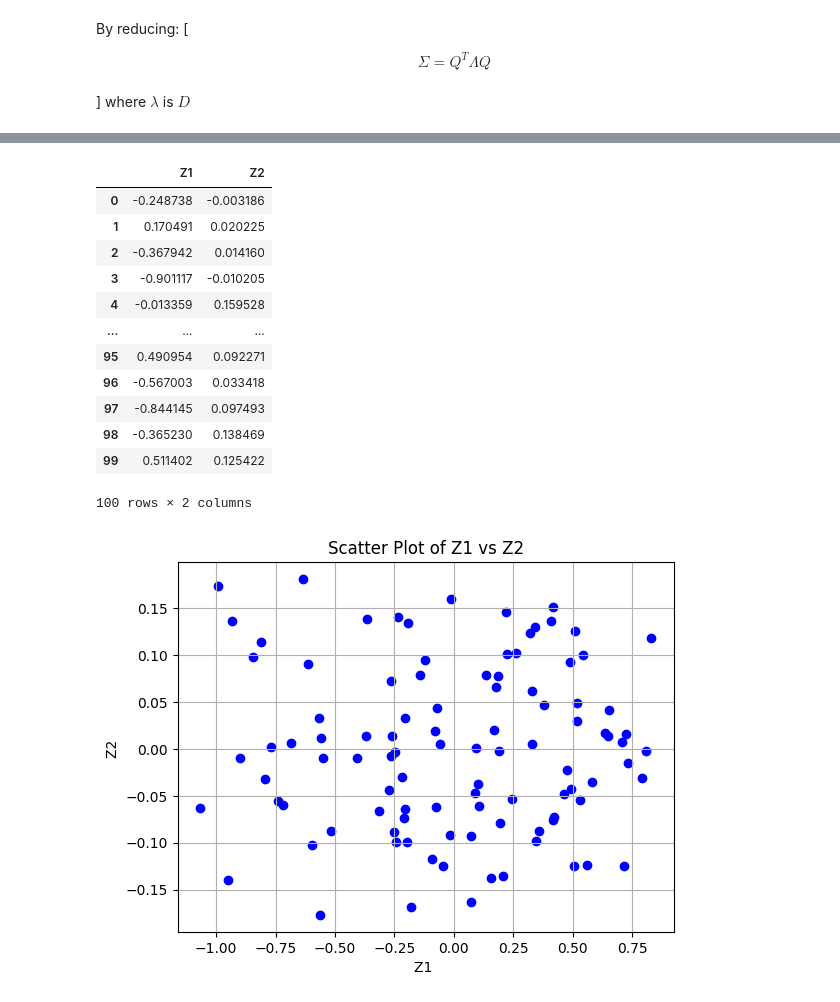
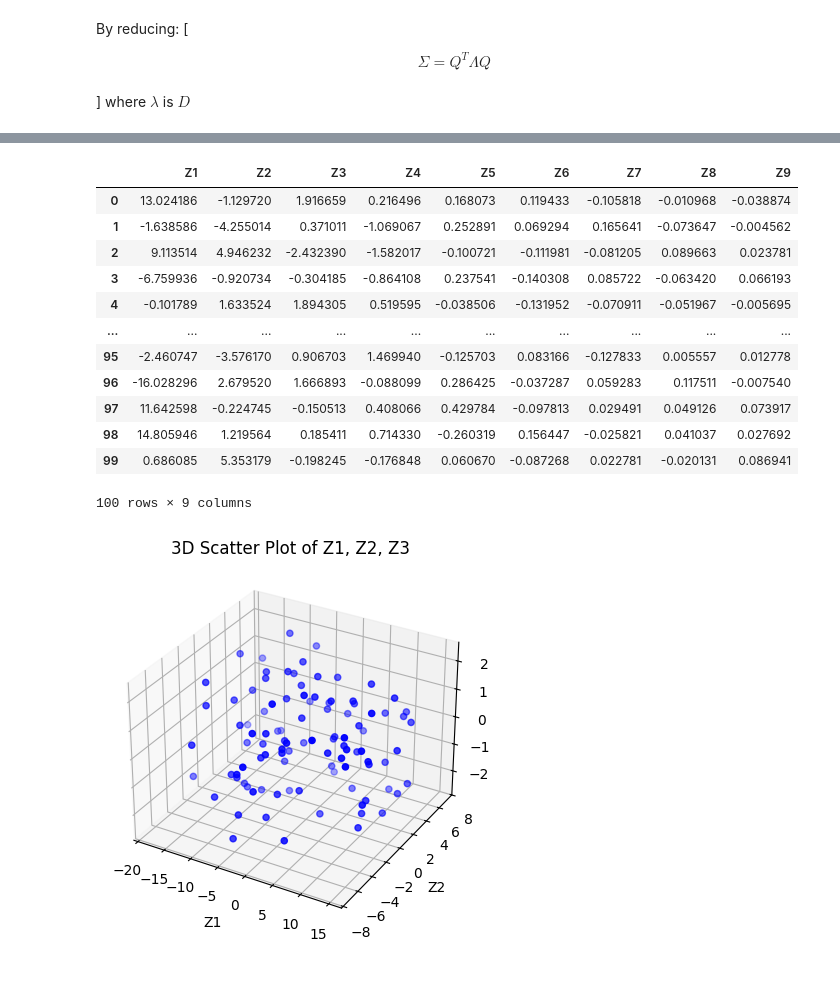
Before and after one commit to sandy949/PCA-From-Scratch, a Jupyter notebook: src.ipynb, the cells around one changed output, grey strips where cells are left out. Cells and saved outputs as stored; diff of their text form; code cells hidden in the pictures.

```diff
--- a/src.ipynb
+++ b/src.ipynb
@@ -11,7 +11,14 @@ import seaborn as sns
 x1 = 0.6 * np.random.rand(100)
 x2 = 1.5*x1 + (np.random.rand(100)/3)
 x3 = (2.3*x1 + (np.random.rand(100)/5) + 0.05*x2)
+x4 = 4.5*x3 + np.random.rand(100)
+x5 = x4 + (np.random.rand(100)/4)
+x6 = 4*x3 + 0.4*x5 + np.random.rand(100)
+x7 = 4 * np.random.rand(100)
+x8 = 0.4 * np.random.rand(100)
+x9 = 33 * np.random.rand(100)
+x10 = 4.5 * np.random.rand(100)
 
-training_data = pd.DataFrame(data={"X1": x1, "X2": x2 , "X3" : x3})
+training_data = pd.DataFrame(data={"X1": x1, "X2": x2 , "X3" : x3 , "X4" : x4 , "X5" : x5,"X6" : x6,"X7" : x7,"X8" : x8,"X9" : x9,"X10" : x10})
 training_data.head()
 # %% [output]
@@ -89,6 +110,6 @@ Q_transpose = factorized_sigma[0]
 Q = Q_transpose.T
 Z = np.matmul(Q,X_bar)
 # %%
-New_data = pd.DataFrame(data = Z.T,columns=["Z1","Z2","Z3"])
+New_data = pd.DataFrame(data = Z.T,columns=["Z1","Z2","Z3","Z4","Z5","Z6","Z7","Z8","Z9","Z10"])
 New_data
 # %% [output]
@@ -110,7 +131,7 @@ eigen_values = factorized_sigma[1]
 total = np.sum(eigen_values)
 
 var_sum = 0
-pvp = 0.9
+pvp = 0.82
 
 for i in range(eigen_values.shape[0]):
     if (var_sum/total) > pvp:
@@ -121,30 +142,34 @@ for i in range(eigen_values.shape[0]):
 projected_final = New_data.iloc[:,0:(val-1)]
 projected_final
 # %% [output]
-|  | Z1 | Z2 |
-| 0 | -0.248738 | -0.003186 |
-| 1 | 0.170491 | 0.020225 |
-| 2 | -0.367942 | 0.014160 |
-| 3 | -0.901117 | -0.010205 |
-| 4 | -0.013359 | 0.159528 |
-| ... | ... | ... |
-| 95 | 0.490954 | 0.092271 |
-| 96 | -0.567003 | 0.033418 |
-| 97 | -0.844145 | 0.097493 |
-| 98 | -0.365230 | 0.138469 |
-| 99 | 0.511402 | 0.125422 |
+|  | Z1 | Z2 | Z3 | Z4 | Z5 | Z6 | Z7 | Z8 | Z9 |
+| 0 | 13.024186 | -1.129720 | 1.916659 | 0.216496 | 0.168073 | 0.119433 | -0.105818 | -0.010968 | -0.038874 |
+| 1 | -1.638586 | -4.255014 | 0.371011 | -1.069067 | 0.252891 | 0.069294 | 0.165641 | -0.073647 | -0.004562 |
+| 2 | 9.113514 | 4.946232 | -2.432390 | -1.582017 | -0.100721 | -0.111981 | -0.081205 | 0.089663 | 0.023781 |
+| 3 | -6.759936 | -0.920734 | -0.304185 | -0.864108 | 0.237541 | -0.140308 | 0.085722 | -0.063420 | 0.066193 |
+| 4 | -0.101789 | 1.633524 | 1.894305 | 0.519595 | -0.038506 | -0.131952 | -0.070911 | -0.051967 | -0.005695 |
+| ... | ... | ... | ... | ... | ... | ... | ... | ... | ... |
+| 95 | -2.460747 | -3.576170 | 0.906703 | 1.469940 | -0.125703 | 0.083166 | -0.127833 | 0.005557 | 0.012778 |
+| 96 | -16.028296 | 2.679520 | 1.666893 | -0.088099 | 0.286425 | -0.037287 | 0.059283 | 0.117511 | -0.007540 |
+| 97 | 11.642598 | -0.224745 | -0.150513 | 0.408066 | 0.429784 | -0.097813 | 0.029491 | 0.049126 | 0.073917 |
+| 98 | 14.805946 | 1.219564 | 0.185411 | 0.714330 | -0.260319 | 0.156447 | -0.025821 | 0.041037 | 0.027692 |
+| 99 | 0.686085 | 5.353179 | -0.198245 | -0.176848 | 0.060670 | -0.087268 | 0.022781 | -0.020131 | 0.086941 |
-100 rows × 2 columns
+100 rows × 9 columns
 # %%
-# Scatter plot for new Data
-plt.scatter(projected_final['Z1'], projected_final['Z2'], color='blue', marker='o')
+# 3D Scatter Plot
+fig = plt.figure()
+ax = fig.add_subplot(111, projection='3d')
 
-# Add labels and title
-plt.xlabel("Z1 ")
-plt.ylabel("Z2 ")
-plt.title("Scatter Plot of Z1 vs Z2")
+# Scatter plot
+ax.scatter(projected_final['Z1'], projected_final['Z2'], projected_final['Z3'], color='b', marker='o')
 
-# Show the plot
-plt.grid(True)
+# Labels
+ax.set_xlabel('Z1')
+ax.set_ylabel('Z2')
+ax.set_zlabel('Z3')
+
+# Show plot
+plt.title("3D Scatter Plot of Z1, Z2, Z3")
 plt.show()
 # %% [output]
-[figure, old version]
+[figure, new version]
```
Also changed, not shown: parts of 5 cells of this notebook.
